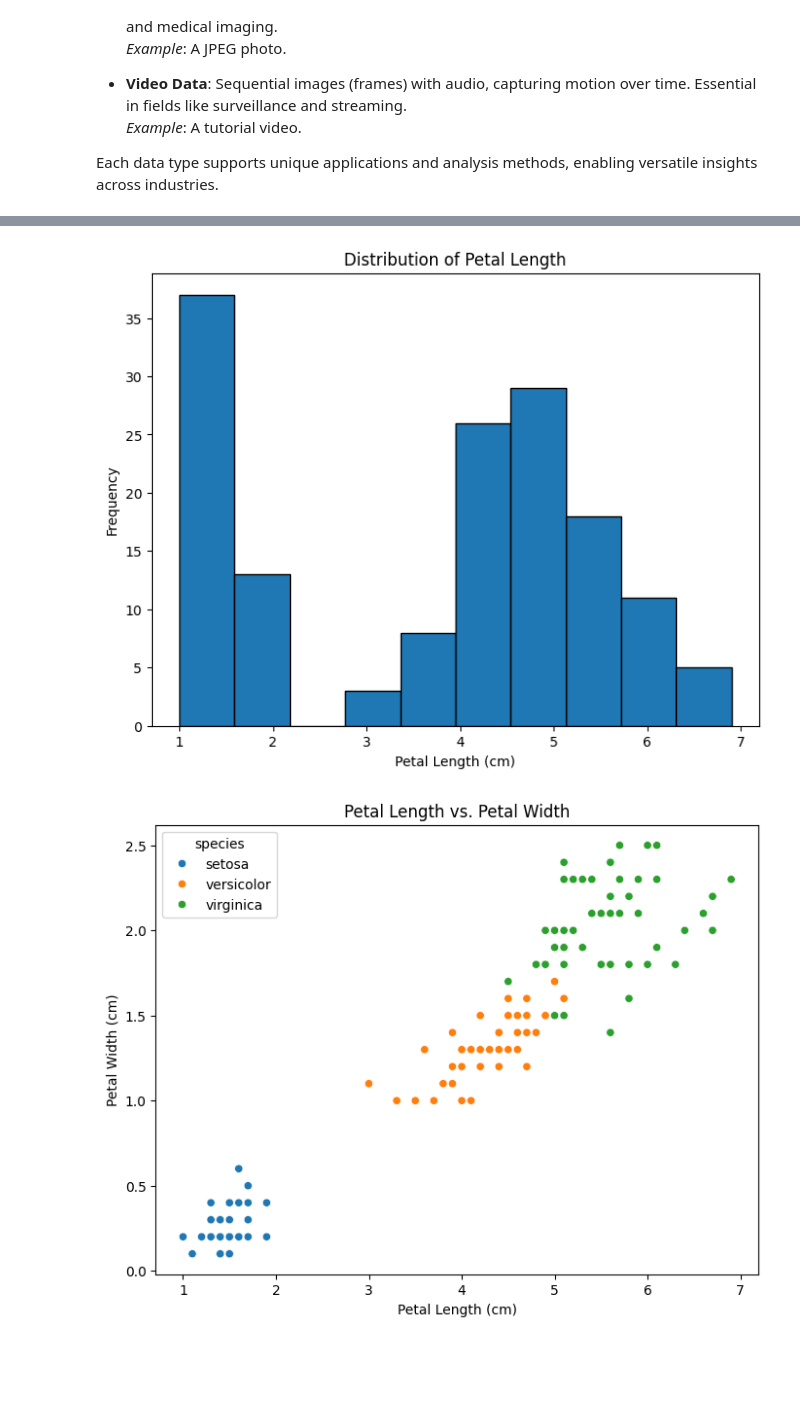
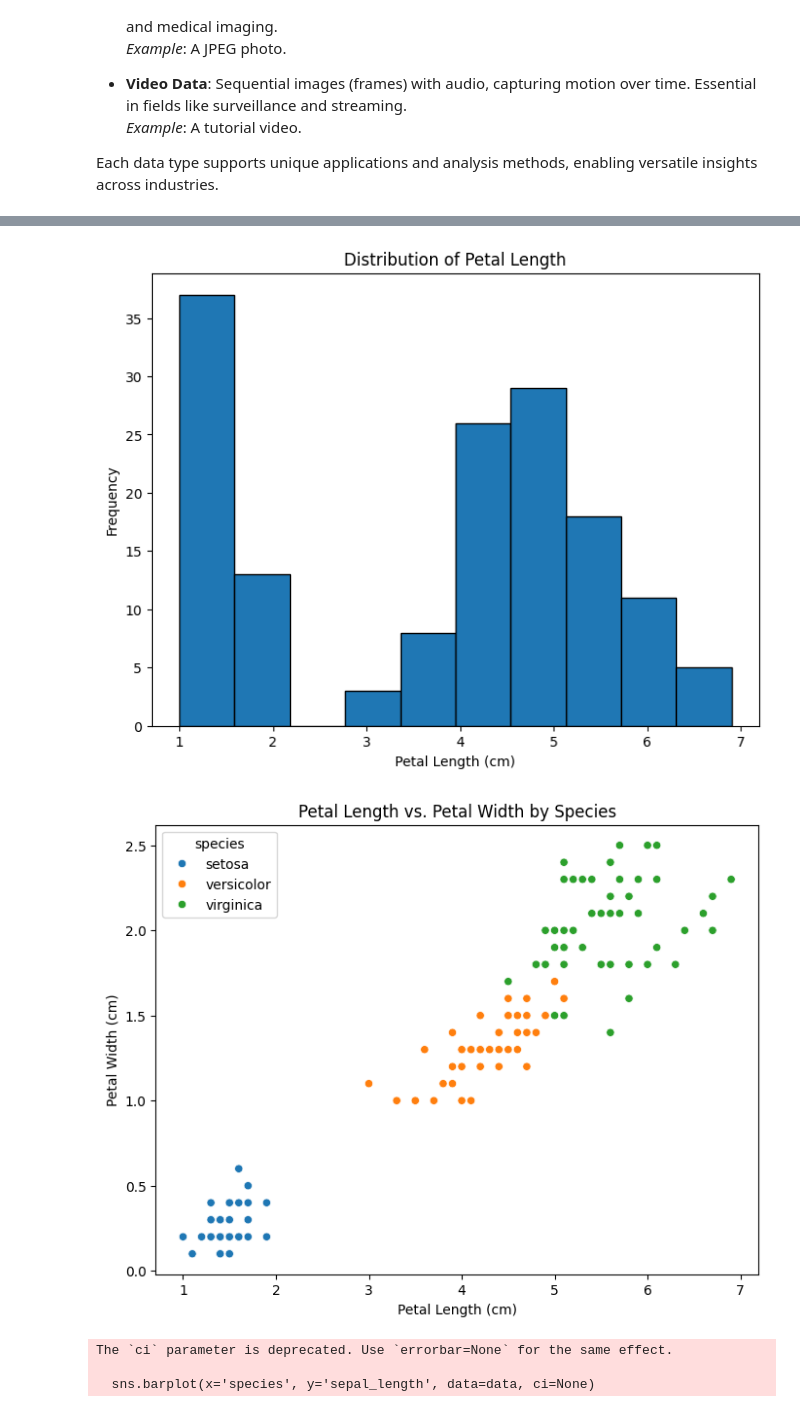
Before and after one commit to jxhangithub/master-machine-learning-engineer, a Jupyter notebook: data/DataExplore.ipynb, the cells around one changed output, grey strips where cells are left out. Cells and saved outputs as stored; diff of their text form; code cells hidden in the pictures; blank space fills up the shorter version.

```diff
--- a/data/DataExplore.ipynb
+++ b/data/DataExplore.ipynb
@@ -58,16 +82,15 @@ import seaborn as sns
 
 # Load the dataset (replace with your desired dataset URL)
 try:
-  data = pd.read_csv('https://raw.githubusercontent.com/mwaskom/seaborn-data/master/iris.csv')
+    data = pd.read_csv('https://raw.githubusercontent.com/mwaskom/seaborn-data/master/iris.csv')
 except Exception as e:
-  print(f"Error loading dataset: {e}")
-  print("Please replace 'https://raw.githubusercontent.com/mwaskom/seaborn-data/master/iris.csv' with a valid URL")
-  exit()
-
+    print(f"Error loading dataset: {e}")
+    print("Please replace 'https://raw.githubusercontent.com/mwaskom/seaborn-data/master/iris.csv' with a valid URL")
+    exit()
 
 # Basic data analysis and visualization
 
-# 1. Number Value Plots (e.g., line plot for sepal length)
+# 1. Line Plot (e.g., sepal length over data points)
 plt.figure(figsize=(8, 6))
 plt.plot(data['sepal_length'], marker='o', linestyle='-')
 plt.xlabel('Data Point Index')
@@ -75,46 +98,66 @@ plt.ylabel('Sepal Length (cm)')
 plt.title('Sepal Length Over Data Points')
 plt.show()
 
-# 2. Box Plot (e.g., for sepal width across species)
+# 2. Box Plot (e.g., sepal width across species)
 plt.figure(figsize=(8, 6))
 sns.boxplot(x='species', y='sepal_width', data=data)
 plt.xlabel('Species')
 plt.ylabel('Sepal Width (cm)')
 plt.title('Sepal Width Distribution by Species')
 plt.show()
 
-
-# 3. Histogram (e.g., for petal length)
+# 3. Histogram (e.g., distribution of petal length)
 plt.figure(figsize=(8, 6))
 plt.hist(data['petal_length'], bins=10, edgecolor='black')
 plt.xlabel('Petal Length (cm)')
 plt.ylabel('Frequency')
 plt.title('Distribution of Petal Length')
 plt.show()
 
-# 4. Scatter Plot (e.g., petal length vs. petal width)
+# 4. Scatter Plot (e.g., petal length vs. petal width by species)
 plt.figure(figsize=(8, 6))
 sns.scatterplot(x='petal_length', y='petal_width', hue='species', data=data)
 plt.xlabel('Petal Length (cm)')
 plt.ylabel('Petal Width (cm)')
-plt.title('Petal Length vs. Petal Width')
+plt.title('Petal Length vs. Petal Width by Species')
 plt.show()
 
-# Example of a heatmap (if you have textual data for analysis)
+# 5. Bar Chart (e.g., average sepal length for each species)
+plt.figure(figsize=(8, 6))
+sns.barplot(x='species', y='sepal_length', data=data, ci=None)
+plt.xlabel('Species')
+plt.ylabel('Average Sepal Length (cm)')
+plt.title('Average Sepal Length by Species')
+plt.show()
 
-# Sample word counts (replace with your actual word count data)
-# text_data = ["This is a sample text", "Another sample text here", "Yet more sample text"]
-# from collections import Counter
-# word_counts = Counter(" ".join(text_data).lower().split())
+# 6. Pie Chart (proportion of each species in the dataset)
+species_counts = data['species'].value_counts()
+plt.figure(figsize=(8, 6))
+plt.pie(species_counts, labels=species_counts.index, autopct='%1.1f%%', startangle=140)
+plt.title('Proportion of Each Species')
+plt.show()
 
-# plt.figure(figsize=(10, 8))
-# sns.heatmap(pd.DataFrame(word_counts, index=[0]), annot=True, cmap="YlGnBu")
-# plt.title('Heatmap of Word Counts')
-# plt.show()
+# 7. Heatmap (correlation matrix for numeric features)
+plt.figure(figsize=(10, 8))
 
-# Additional analysis as needed...
+# Exclude non-numeric columns
+correlation_matrix = data.select_dtypes(include=['float64', 'int64']).corr()
+sns.heatmap(correlation_matrix, annot=True, cmap="YlGnBu", linewidths=.5)
+plt.title('Correlation Matrix of Iris Dataset Features')
+plt.show()
+
+# 8. Violin Plot (e.g., distribution of petal length across species)
+plt.figure(figsize=(8, 6))
+sns.violinplot(x='species', y='petal_length', data=data)
+plt.xlabel('Species')
+plt.ylabel('Petal Length (cm)')
+plt.title('Petal Length Distribution by Species')
+plt.show()
 # %% [output]
 [figure]
 [figure]
 [figure]
-[figure, old version]
+[figure, new version]
+The `ci` parameter is deprecated. Use `errorbar=None` for the same effect.
+
+  sns.barplot(x='species', y='sepal_length', data=data, ci=None)
```
Also changed, not shown: parts of 3 cells of this notebook.
